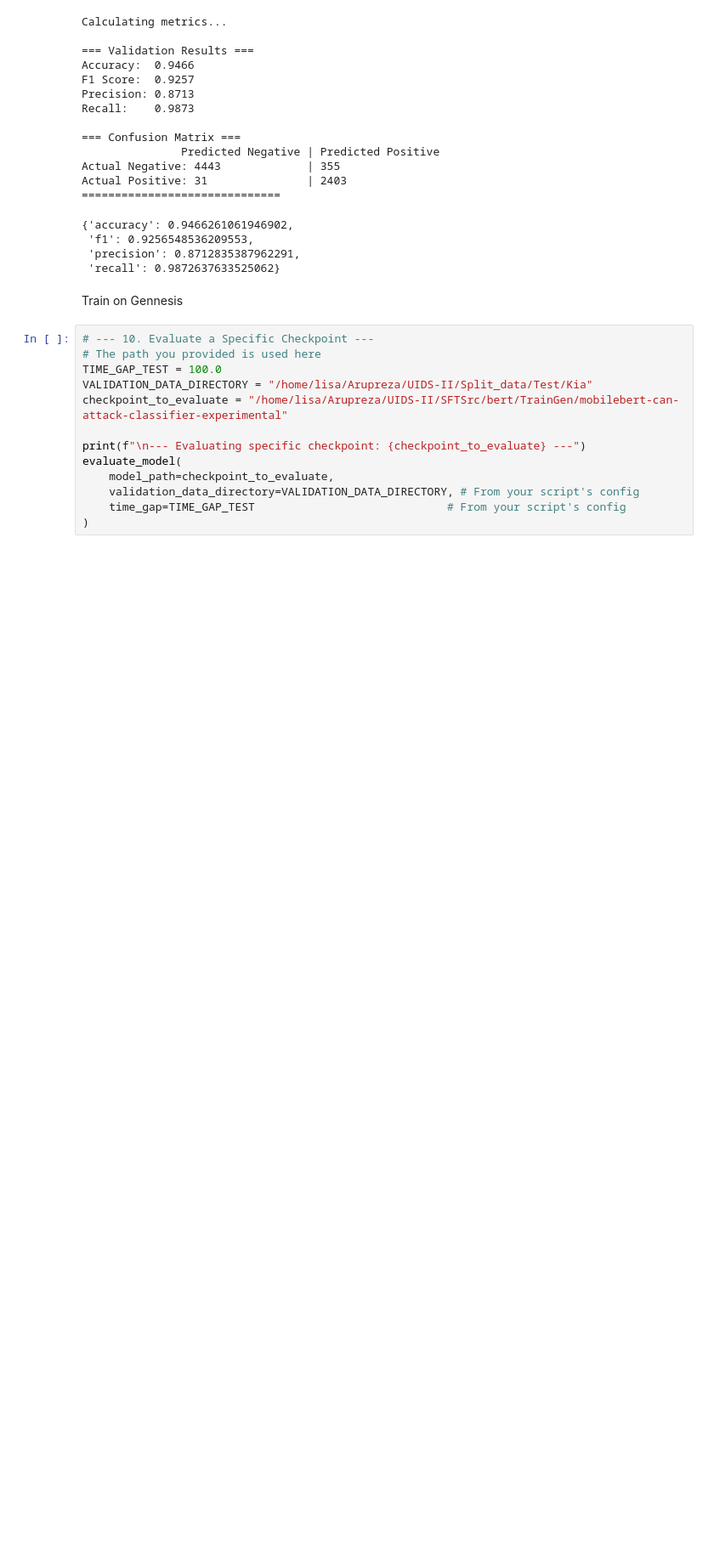
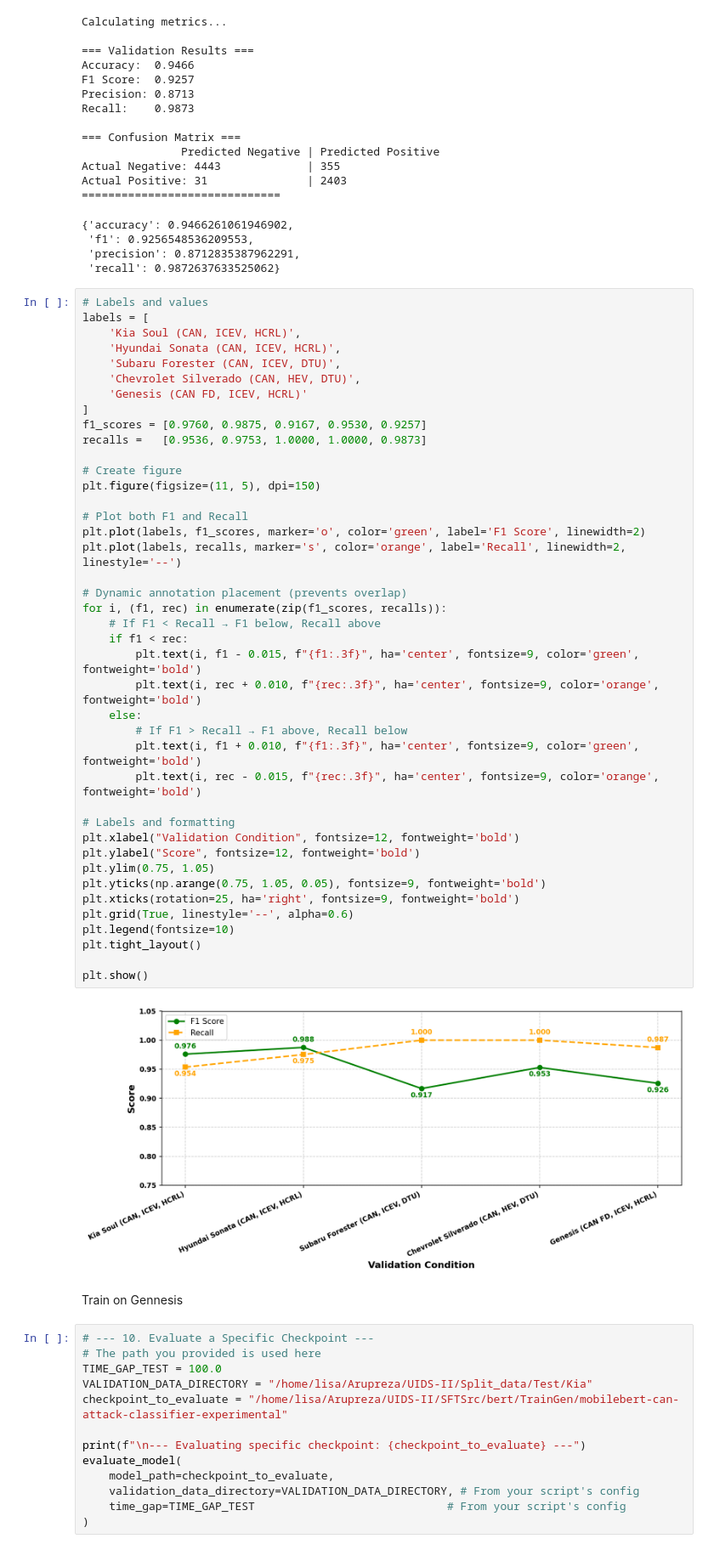
Before and after one commit to Arupreza/UIDS-II, a Jupyter notebook: Evaluation.ipynb, the cells around one changed output. Shown at 85% size. Saved outputs shown, nothing was run; the diff lists cells and outputs as text; blank space fills up the shorter version.

```diff
--- a/Evaluation.ipynb
+++ b/Evaluation.ipynb
@@ -896,6 +1118,49 @@ Actual Positive: 31               | 2403
  'f1': 0.9256548536209553,
  'precision': 0.8712835387962291,
  'recall': 0.9872637633525062}
+# %%
+# Labels and values
+labels = [
+    'Kia Soul (CAN, ICEV, HCRL)',
+    'Hyundai Sonata (CAN, ICEV, HCRL)',
+    'Subaru Forester (CAN, ICEV, DTU)',
+    'Chevrolet Silverado (CAN, HEV, DTU)',
+    'Genesis (CAN FD, ICEV, HCRL)'
+]
+f1_scores = [0.9760, 0.9875, 0.9167, 0.9530, 0.9257]
+recalls =   [0.9536, 0.9753, 1.0000, 1.0000, 0.9873]
+
+# Create figure
+plt.figure(figsize=(11, 5), dpi=150)
+
+# Plot both F1 and Recall
+plt.plot(labels, f1_scores, marker='o', color='green', label='F1 Score', linewidth=2)
+plt.plot(labels, recalls, marker='s', color='orange', label='Recall', linewidth=2, linestyle='--')
+
+# Dynamic annotation placement (prevents overlap)
+for i, (f1, rec) in enumerate(zip(f1_scores, recalls)):
+    # If F1 < Recall → F1 below, Recall above
+    if f1 < rec:
+        plt.text(i, f1 - 0.015, f"{f1:.3f}", ha='center', fontsize=9, color='green', fontweight='bold')
+        plt.text(i, rec + 0.010, f"{rec:.3f}", ha='center', fontsize=9, color='orange', fontweight='bold')
+    else:
+        # If F1 > Recall → F1 above, Recall below
+        plt.text(i, f1 + 0.010, f"{f1:.3f}", ha='center', fontsize=9, color='green', fontweight='bold')
+        plt.text(i, rec - 0.015, f"{rec:.3f}", ha='center', fontsize=9, color='orange', fontweight='bold')
+
+# Labels and formatting
+plt.xlabel("Validation Condition", fontsize=12, fontweight='bold')
+plt.ylabel("Score", fontsize=12, fontweight='bold')
+plt.ylim(0.75, 1.05)
+plt.yticks(np.arange(0.75, 1.05, 0.05), fontsize=9, fontweight='bold')
+plt.xticks(rotation=25, ha='right', fontsize=9, fontweight='bold')
+plt.grid(True, linestyle='--', alpha=0.6)
+plt.legend(fontsize=10)
+plt.tight_layout()
+
+plt.show()
+# %% [output]
+[figure, added]
 # %% [markdown]
 Train  on Gennesis
 # %%
```
Also changed, not shown: parts of 74 cells of this notebook.
